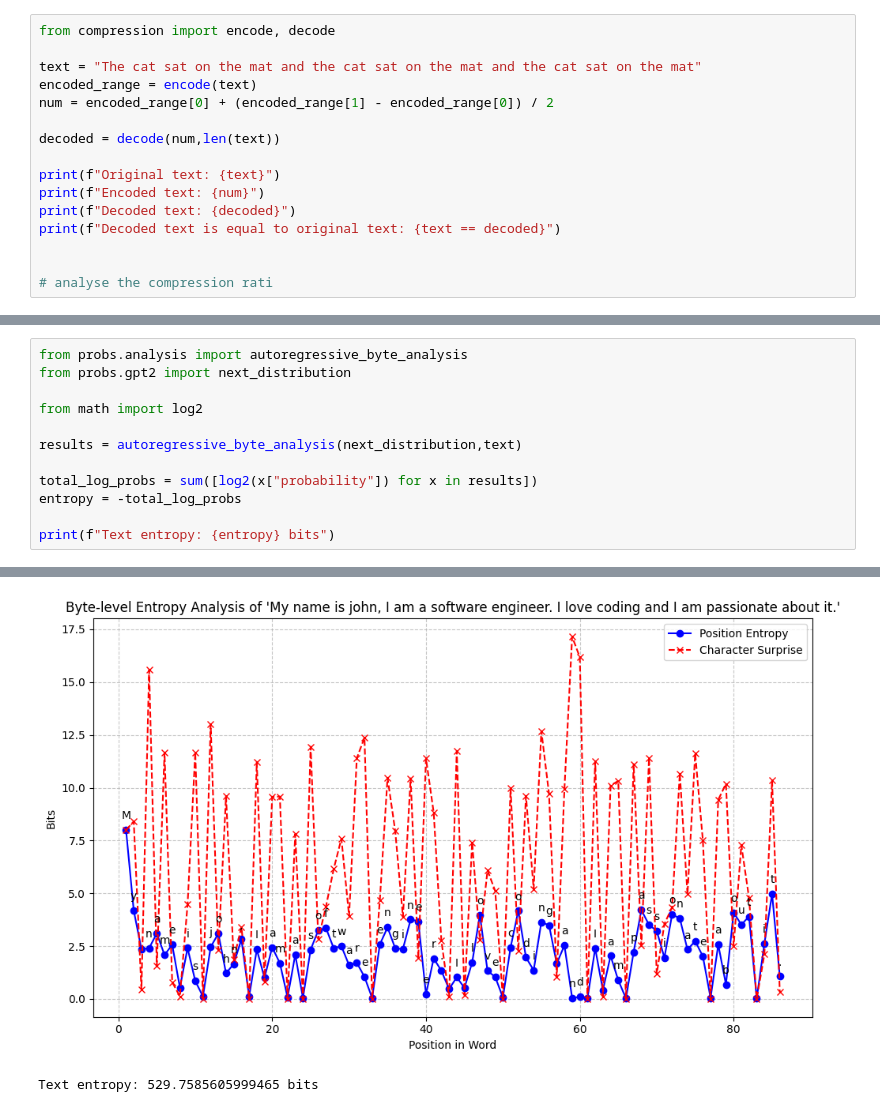
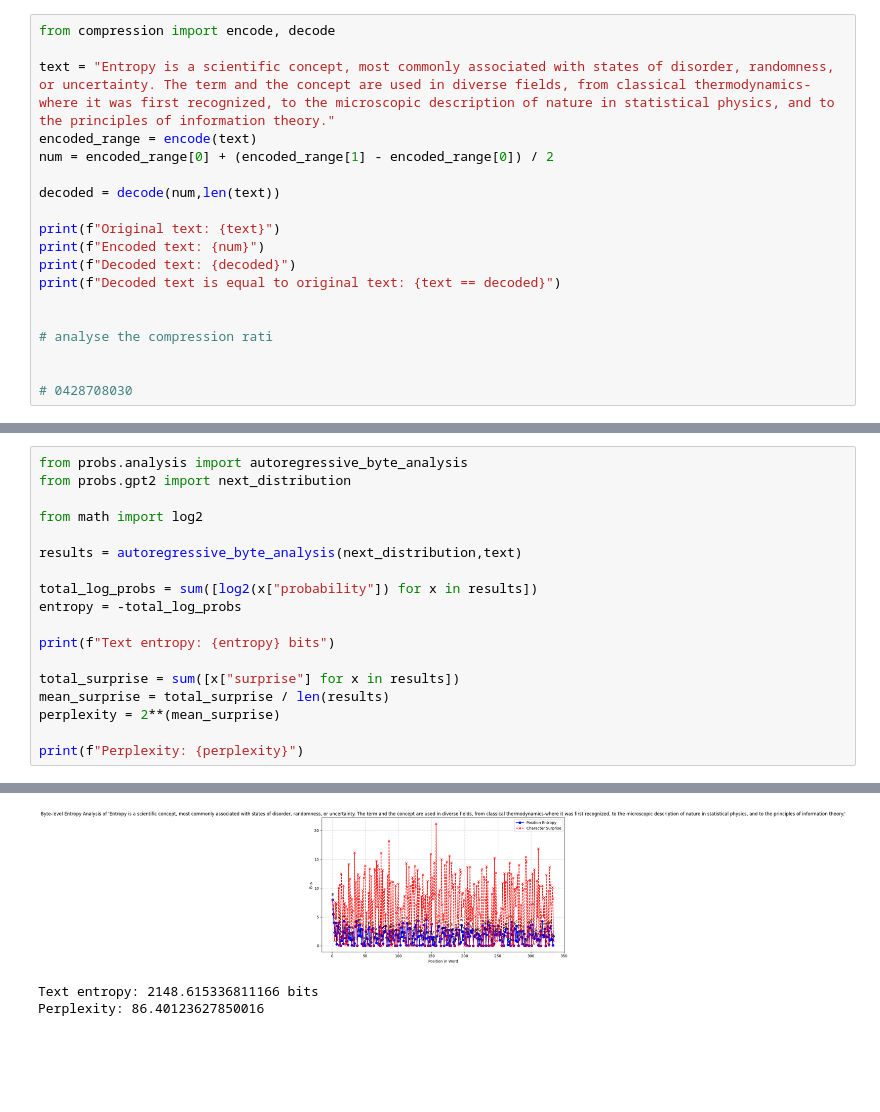
Before and after one commit to Unsuspicious-Industries/blm, a Jupyter notebook: compression_tests.ipynb, the cells around one changed output, grey strips where cells are left out. Cells and saved outputs as stored; diff of their text form; blank space fills up the shorter version.

```diff
--- a/compression_tests.ipynb
+++ b/compression_tests.ipynb
@@ -1,7 +1,7 @@
 # %%
 from compression import encode, decode
 
-text = "The cat sat on the mat and the cat sat on the mat and the cat sat on the mat"
+text = "Entropy is a scientific concept, most commonly associated with states of disorder, randomness, or uncertainty. The term and the concept are used in diverse fields, from classical thermodynamics-where it was first recognized, to the microscopic description of nature in statistical physics, and to the principles of information theory."
 encoded_range = encode(text)
 num = encoded_range[0] + (encoded_range[1] - encoded_range[0]) / 2
 
@@ -14,4 +14,7 @@ print(f"Decoded text is equal to original text: {text == decoded}")
 
 
 # analyse the compression rati
+
+
+# 0428708030
 # %% [output]
@@ -83,4 +101,10 @@ total_log_probs = sum([log2(x["probability"]) for x in results])
 entropy = -total_log_probs
 
 print(f"Text entropy: {entropy} bits")
+
+total_surprise = sum([x["surprise"] for x in results])
+mean_surprise = total_surprise / len(results)
+perplexity = 2**(mean_surprise)
+
+print(f"Perplexity: {perplexity}")
 # %% [output]
@@ -104,2 +128,3 @@ Top 5 predicted bytes:
-[figure, old version]
+[figure, new version]
-Text entropy: 529.7585605999465 bits
+Text entropy: 2148.615336811166 bits
+Perplexity: 86.40123627850016
```
Also changed, not shown: parts of 5 cells of this notebook, 3 other files.
